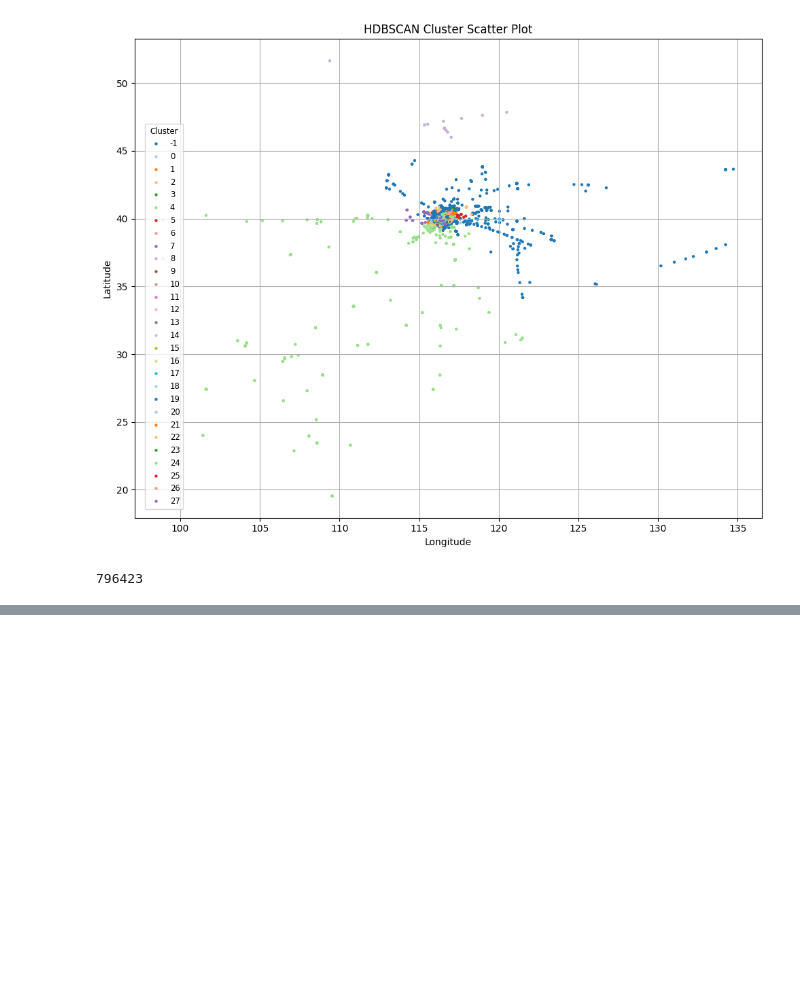
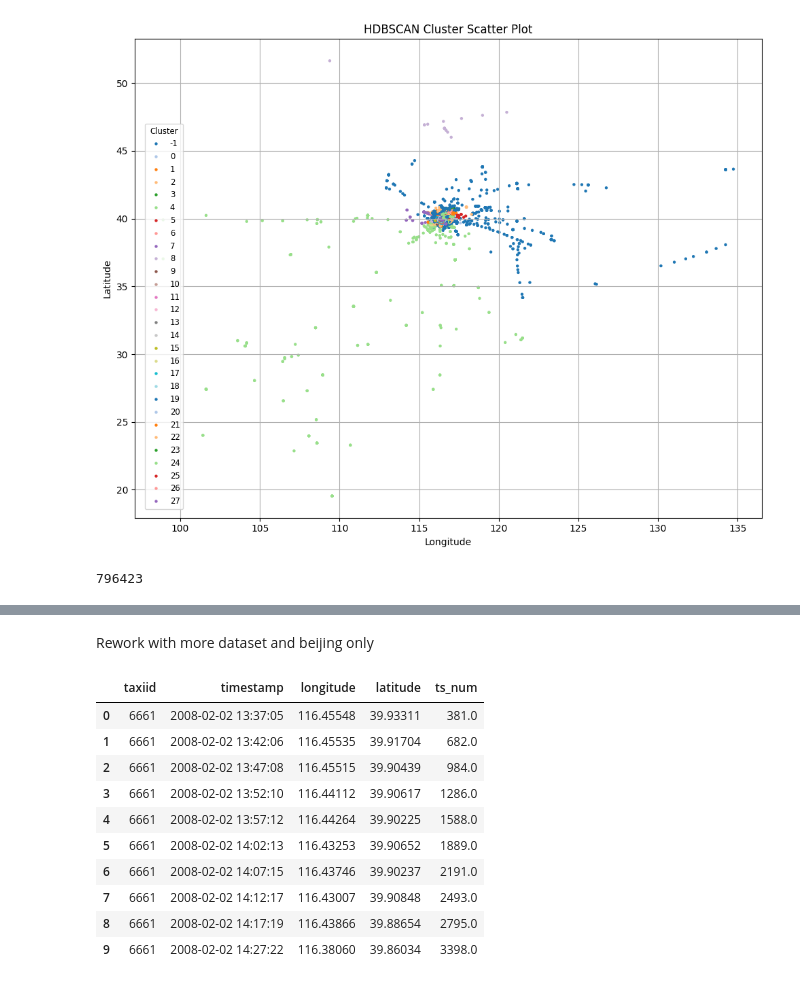
Before and after one commit to leeprasath/IEEE_SubResizeUsingAIForFleetVehicles, a Jupyter notebook: notebook/03_HDBSCAN_ul_gpu.ipynb, the cells around one changed output, grey strips where cells are left out. Saved outputs shown, nothing was run; the diff lists cells and outputs as text; code cells hidden in the pictures; blank space fills up the shorter version.

```diff
--- a/notebook/03_HDBSCAN_ul_gpu.ipynb
+++ b/notebook/03_HDBSCAN_ul_gpu.ipynb
@@ -636,3 +638,36 @@ files.download(f"hdbscan_clustered_output_{timestamp}.csv")
 # %% [output]
 [interactive output not drawn]
 [interactive output not drawn]
+# %% [markdown]
+Rework with more dataset and beijing only
+# %%
+from sklearn.preprocessing import MinMaxScaler
+import pandas as pd
+# Load data
+df_cleaned = pd.read_csv("cleaned_gps_3k_beijing_dataset_20250627_1212.csv")
+# Convert timestamp to numeric (e.g., seconds since epoch)
+
+# df_cleaned['ts_num'] = pd.to_datetime(df_cleaned['timestamp']).astype(np.int64) // 10**9
+df_cleaned['ts_num'] = (
+    pd.to_datetime(df_cleaned['timestamp']) - pd.to_datetime(df_cleaned['timestamp']).min()
+).dt.total_seconds()
+
+
+# # Keep only reasonable GPS points (Beijing region)
+# df_cleaned = df_cleaned[
+#     (df_cleaned['latitude'].between(39.5, 41.0)) &
+#     (df_cleaned['longitude'].between(115.5, 117.5))
+# ]
+df_cleaned.head(10)
+# %% [output]
+|  | taxiid | timestamp | longitude | latitude | ts_num |
+| 0 | 6661 | 2008-02-02 13:37:05 | 116.45548 | 39.93311 | 381.0 |
+| 1 | 6661 | 2008-02-02 13:42:06 | 116.45535 | 39.91704 | 682.0 |
+| 2 | 6661 | 2008-02-02 13:47:08 | 116.45515 | 39.90439 | 984.0 |
+| 3 | 6661 | 2008-02-02 13:52:10 | 116.44112 | 39.90617 | 1286.0 |
+| 4 | 6661 | 2008-02-02 13:57:12 | 116.44264 | 39.90225 | 1588.0 |
+| 5 | 6661 | 2008-02-02 14:02:13 | 116.43253 | 39.90652 | 1889.0 |
+| 6 | 6661 | 2008-02-02 14:07:15 | 116.43746 | 39.90237 | 2191.0 |
+| 7 | 6661 | 2008-02-02 14:12:17 | 116.43007 | 39.90848 | 2493.0 |
+| 8 | 6661 | 2008-02-02 14:17:19 | 116.43866 | 39.88654 | 2795.0 |
+| 9 | 6661 | 2008-02-02 14:27:22 | 116.38060 | 39.86034 | 3398.0 |
```
Also changed, not shown: parts of 8 cells of this notebook.
